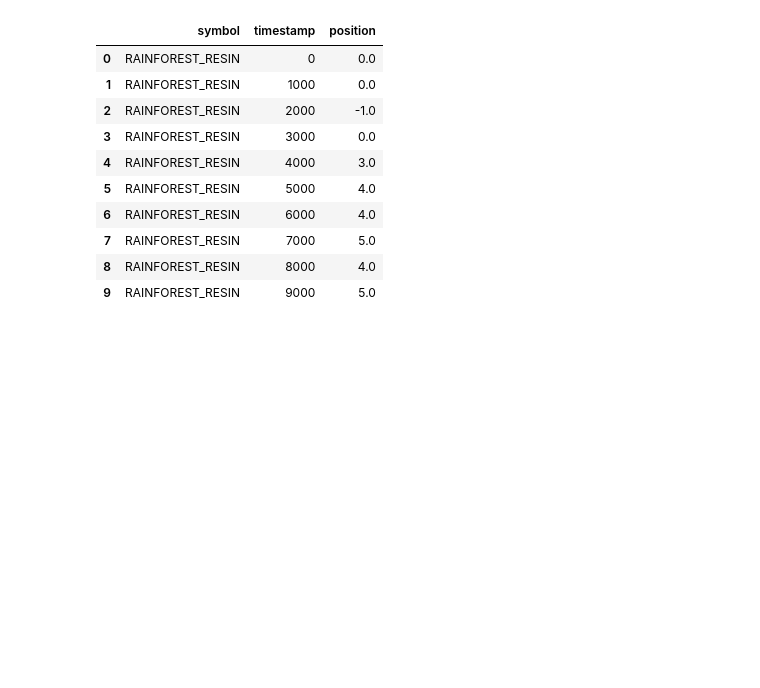
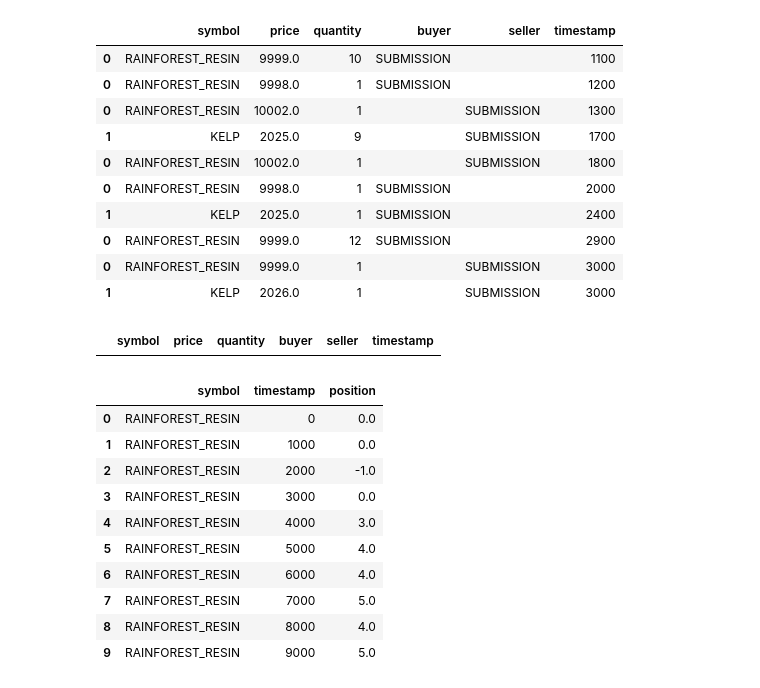
Before and after one commit to Keshav-Shah/IMC-Prosperity-2025-Rice, a Jupyter notebook: trade_data_analysis.ipynb, the cells around one changed output. Cells and saved outputs as stored; diff of their text form; code cells hidden in the pictures; blank space fills up the shorter version.

```diff
--- a/trade_data_analysis.ipynb
+++ b/trade_data_analysis.ipynb
@@ -222 +471,18 @@ sandbox_dicts, trader_orders_df, trader_data_df, position_df, bid_df, ask_df, ow
+# %%
+display(own_trades_df.head(10))
+
+display(market_trades_df[market_trades_df['timestamp'] == 1000].head(100))
+# %% [output]
+|  | symbol | price | quantity | buyer | seller | timestamp |
+| 0 | RAINFOREST_RESIN | 9999.0 | 10 | SUBMISSION |  | 1100 |
+| 0 | RAINFOREST_RESIN | 9998.0 | 1 | SUBMISSION |  | 1200 |
+| 0 | RAINFOREST_RESIN | 10002.0 | 1 |  | SUBMISSION | 1300 |
+| 1 | KELP | 2025.0 | 9 |  | SUBMISSION | 1700 |
+| 0 | RAINFOREST_RESIN | 10002.0 | 1 |  | SUBMISSION | 1800 |
+| 0 | RAINFOREST_RESIN | 9998.0 | 1 | SUBMISSION |  | 2000 |
+| 1 | KELP | 2025.0 | 1 | SUBMISSION |  | 2400 |
+| 0 | RAINFOREST_RESIN | 9999.0 | 12 | SUBMISSION |  | 2900 |
+| 0 | RAINFOREST_RESIN | 9999.0 | 1 |  | SUBMISSION | 3000 |
+| 1 | KELP | 2026.0 | 1 |  | SUBMISSION | 3000 |
+|  | symbol | price | quantity | buyer | seller | timestamp |
 # %%
```
Also changed, not shown: parts of 23 cells of this notebook.
